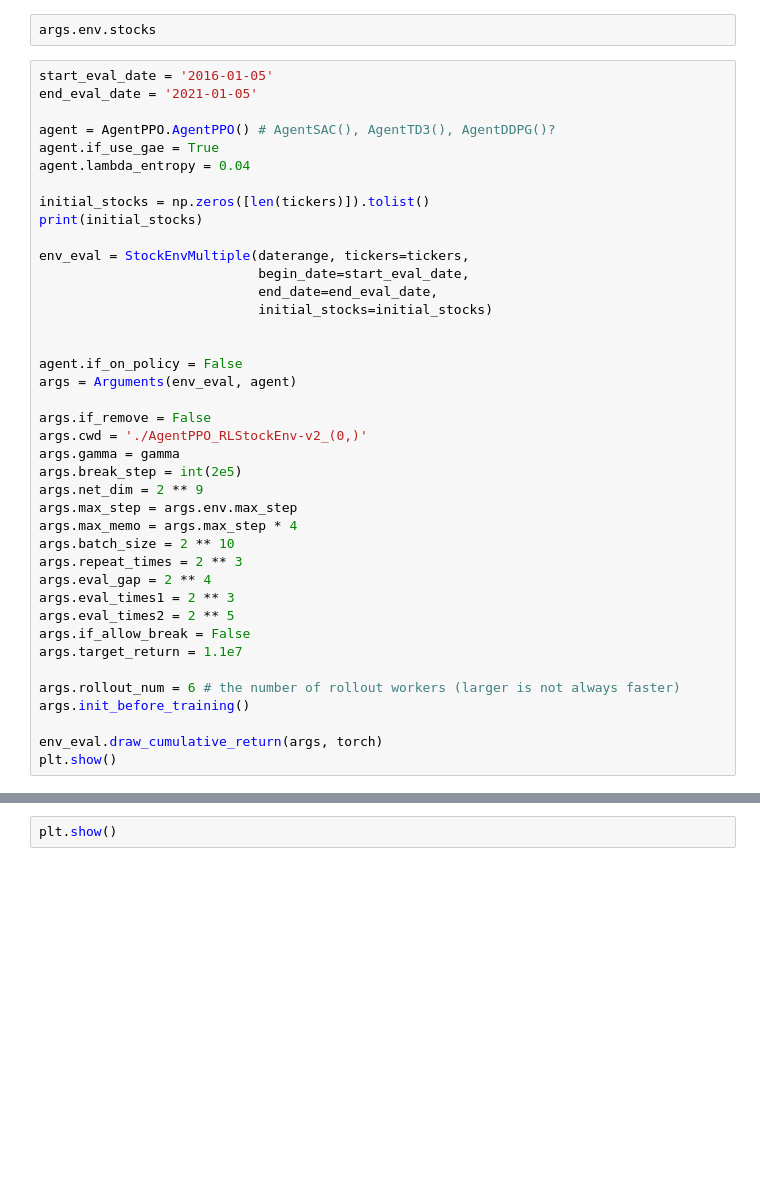
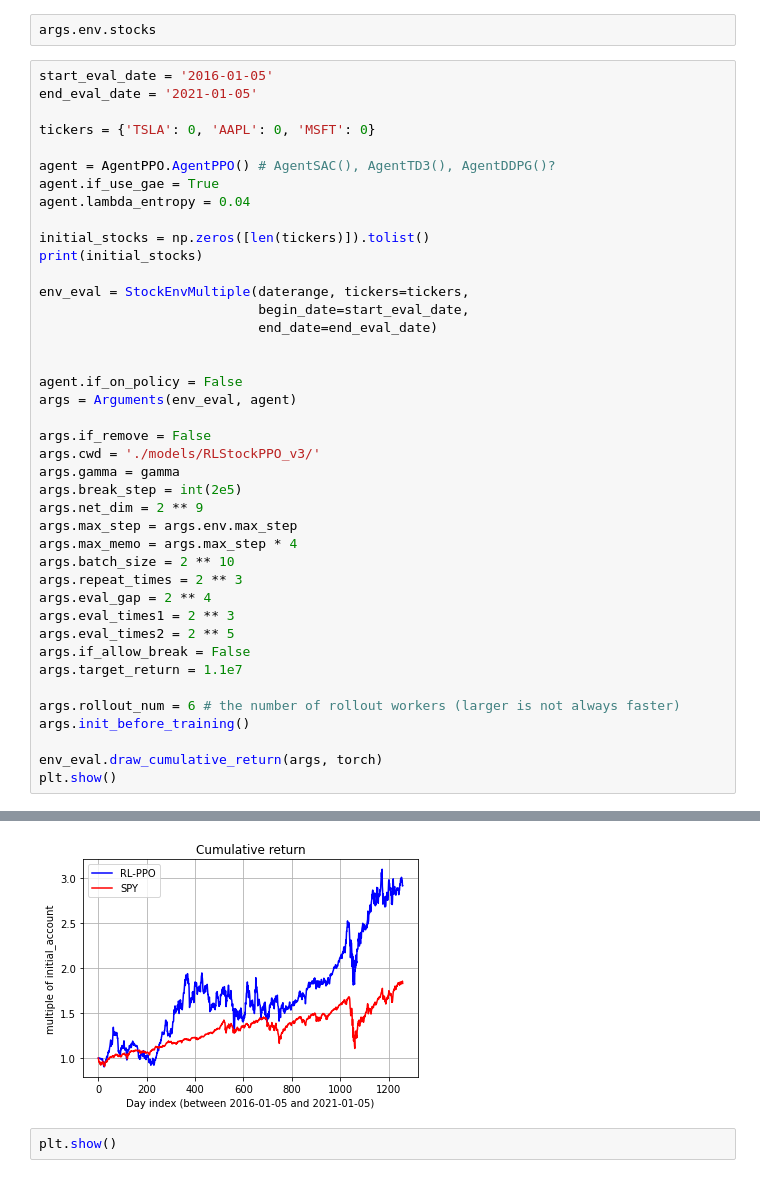
Before and after one commit to clarah2/stock-trading, a Jupyter notebook: Stock_Trading_Multiple.ipynb, the cells around one changed output, grey strips where cells are left out. Saved outputs shown, nothing was run; the diff lists cells and outputs as text; blank space fills up the shorter version.

```diff
--- a/Stock_Trading_Multiple.ipynb
+++ b/Stock_Trading_Multiple.ipynb
@@ -86,6 +116,8 @@ args.env.stocks
 # %%
 start_eval_date = '2016-01-05'
 end_eval_date = '2021-01-05'
+
+tickers = {'TSLA': 0, 'AAPL': 0, 'MSFT': 0}
 
 agent = AgentPPO.AgentPPO() # AgentSAC(), AgentTD3(), AgentDDPG()?
 agent.if_use_gae = True
@@ -96,15 +128,14 @@ print(initial_stocks)
 
 env_eval = StockEnvMultiple(daterange, tickers=tickers,
                             begin_date=start_eval_date,
-                            end_date=end_eval_date,
-                            initial_stocks=initial_stocks)
+                            end_date=end_eval_date)
 
 
 agent.if_on_policy = False
 args = Arguments(env_eval, agent)
 
 args.if_remove = False
-args.cwd = './AgentPPO_RLStockEnv-v2_(0,)'
+args.cwd = './models/RLStockPPO_v3/'
 args.gamma = gamma
 args.break_step = int(2e5)
 args.net_dim = 2 ** 9
@@ -123,3 +154,4 @@ args.init_before_training()
 
 env_eval.draw_cumulative_return(args, torch)
 plt.show()
+# %% [output]
@@ -126,2 +192,3 @@ plt.show()
+[figure, added]
 # %%
 plt.show()
```
Also changed, not shown: parts of 7 cells of this notebook, 9 other files.
